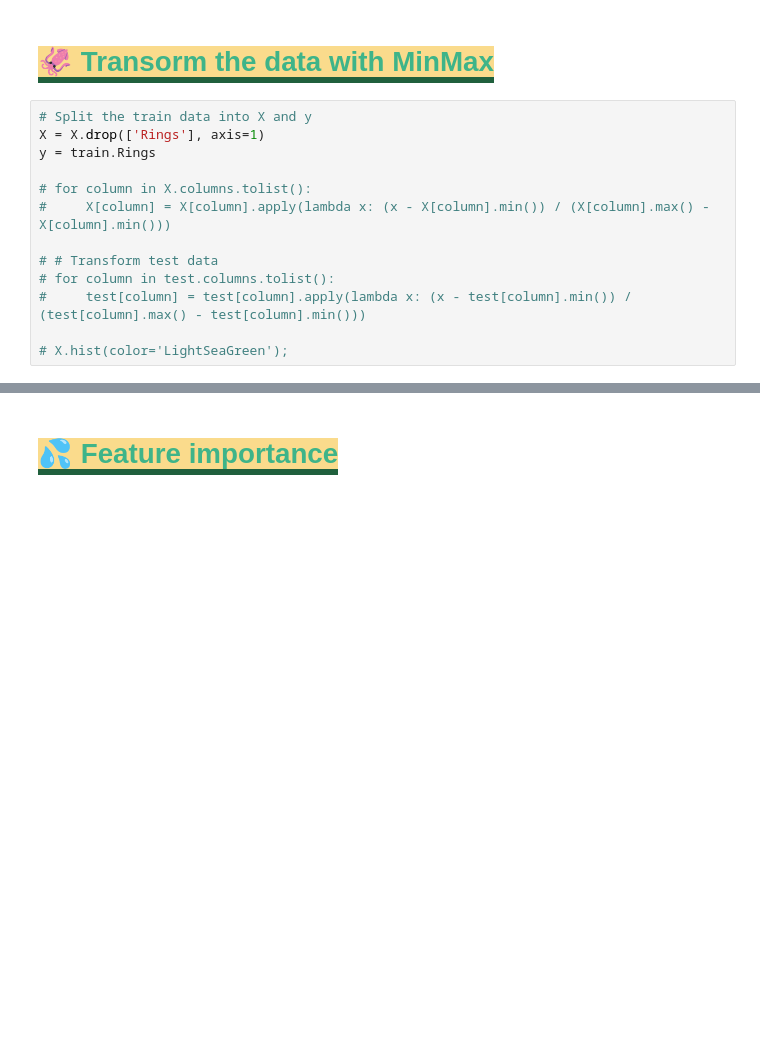
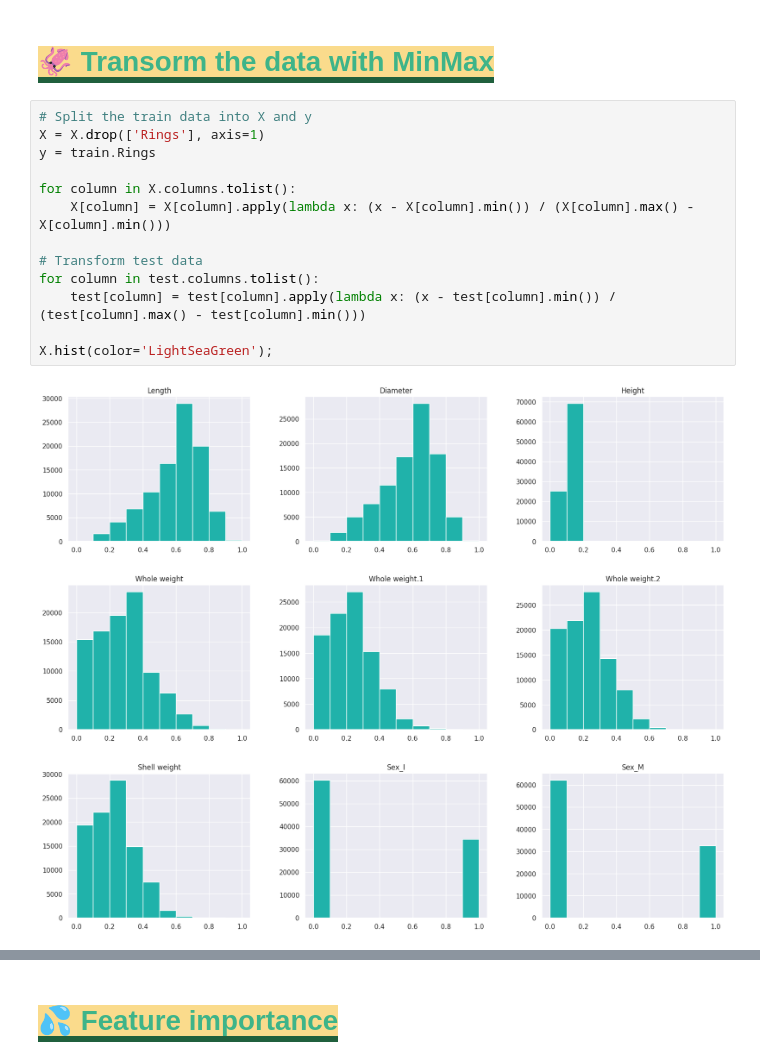
Before and after one commit to Ultraluxe25/Kapturov-s_Kaggle_Notebooks, a Jupyter notebook: 🌊🐚⛵🍤 Kapturov's solution of PS S4E4.ipynb, the cells around one changed output, grey strips where cells are left out. Drawn from its saved outputs; the diff is of its cells as text; blank space fills up the shorter version.

```diff
--- a/🌊🐚⛵🍤 Kapturov's solution of PS S4E4.ipynb
+++ b/🌊🐚⛵🍤 Kapturov's solution of PS S4E4.ipynb
@@ -367,16 +368,18 @@ Name: count, dtype: float64
 # %%
 # Split the train data into X and y
 X = X.drop(['Rings'], axis=1)
 y = train.Rings
 
-# for column in X.columns.tolist():
-#     X[column] = X[column].apply(lambda x: (x - X[column].min()) / (X[column].max() - X[column].min()))
+for column in X.columns.tolist():
+    X[column] = X[column].apply(lambda x: (x - X[column].min()) / (X[column].max() - X[column].min()))
 
-# # Transform test data
-# for column in test.columns.tolist():
-#     test[column] = test[column].apply(lambda x: (x - test[column].min()) / (test[column].max() - test[column].min()))
+# Transform test data
+for column in test.columns.tolist():
+    test[column] = test[column].apply(lambda x: (x - test[column].min()) / (test[column].max() - test[column].min()))
 
-# X.hist(color='LightSeaGreen');
+X.hist(color='LightSeaGreen');
+# %% [output]
+[figure, added]
 # %% [markdown]
 ![](https://d3h1lg3ksw6i6b.cloudfront.net/media/image/2020/09/24/a40d8dea2d924e0aa7cdb644beffe934_abalone+dish.jpg)
 # %% [markdown]
```
Also changed, not shown: parts of 13 cells of this notebook.
